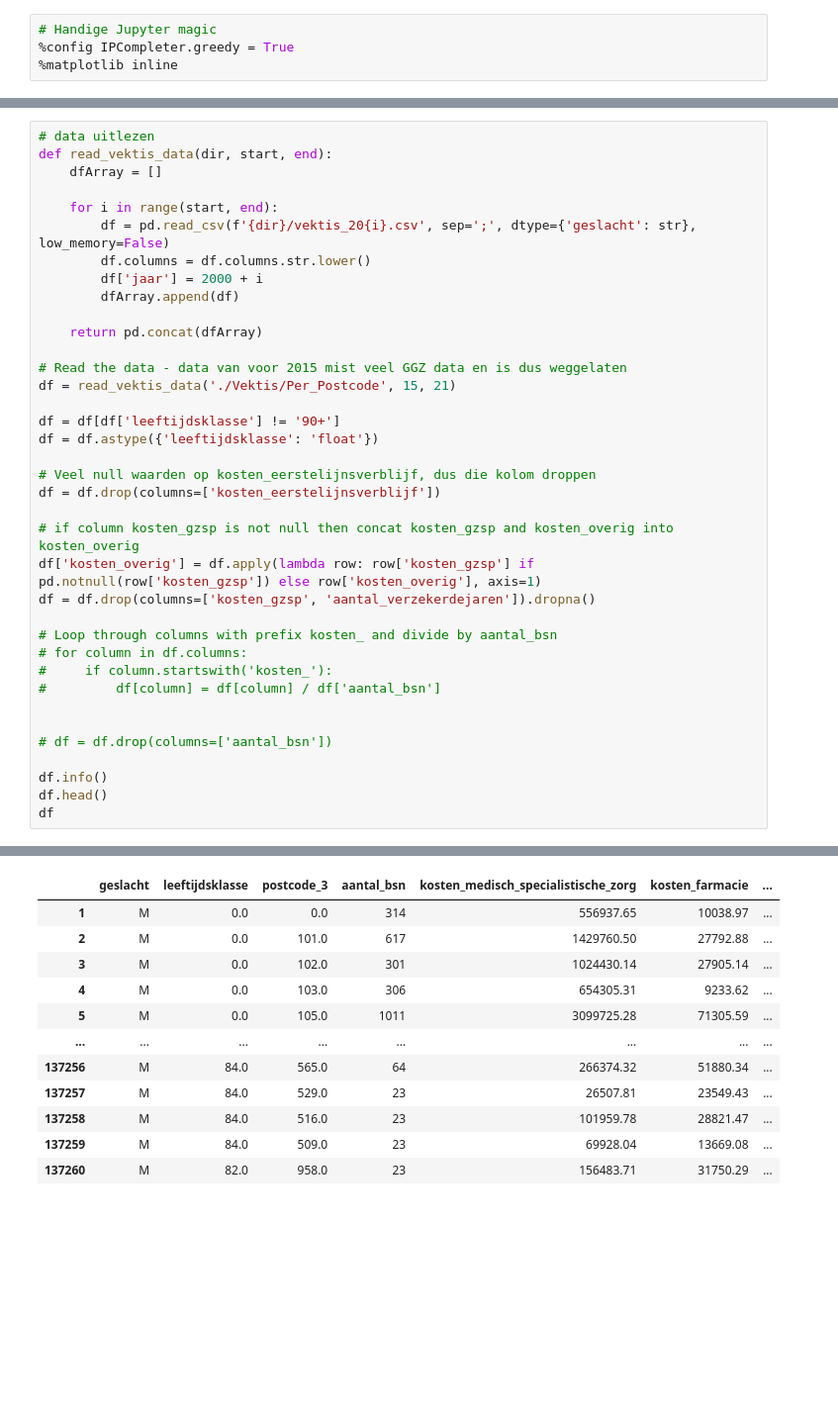
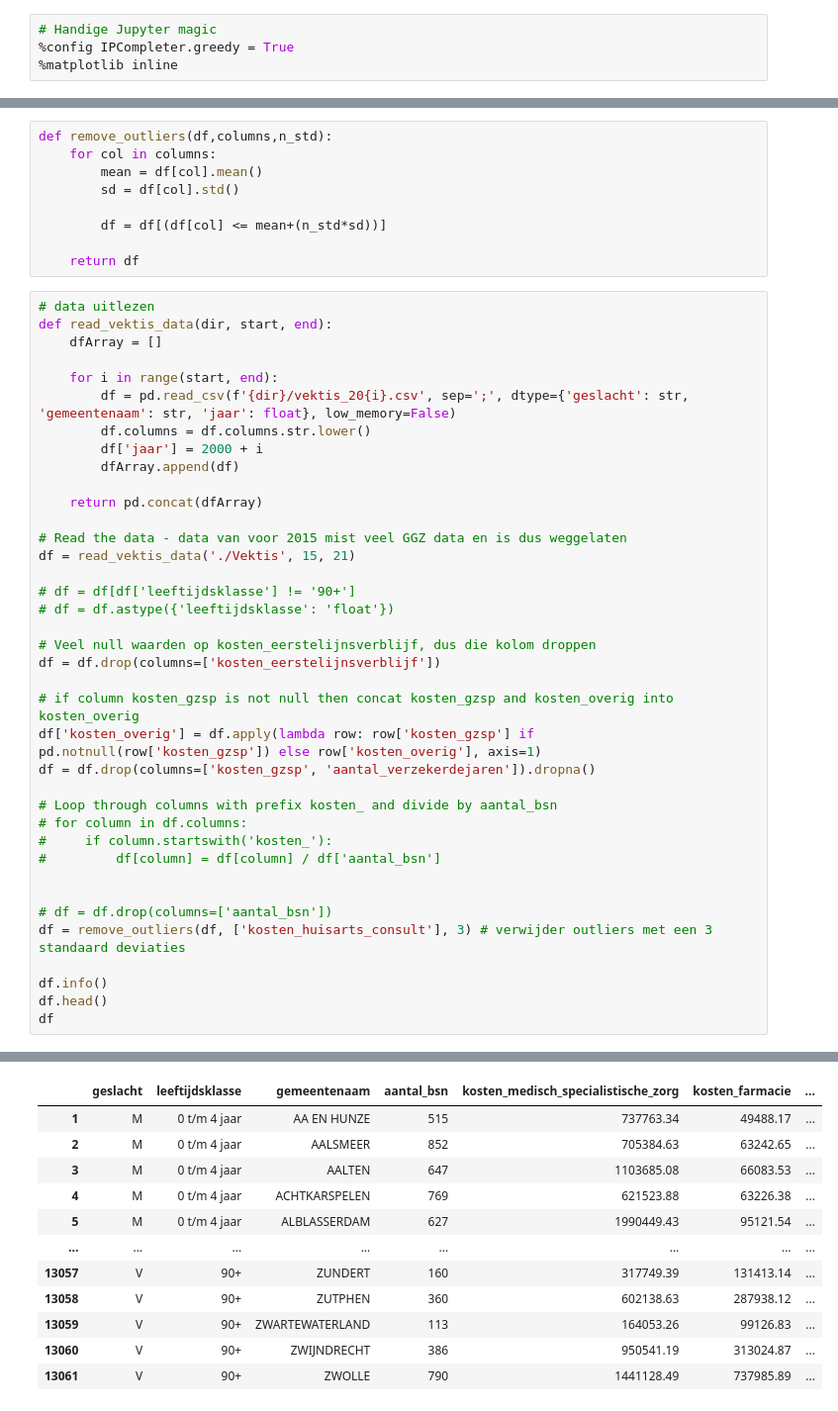
Before and after one commit to venraij/data-science, a Jupyter notebook: ProofOfConcept/Data modeling zonder rivm.ipynb, the cells around one changed output, grey strips where cells are left out. Shown at 99% size. Drawn from its saved outputs; the diff is of its cells as text; blank space fills up the shorter version.

```diff
--- a/ProofOfConcept/Data modeling zonder rivm.ipynb
+++ b/ProofOfConcept/Data modeling zonder rivm.ipynb
@@ -9,10 +12,19 @@ import matplotlib.pyplot as plt
+# %%
+def remove_outliers(df,columns,n_std):
+    for col in columns:
+        mean = df[col].mean()
+        sd = df[col].std()
+
+        df = df[(df[col] <= mean+(n_std*sd))]
+
+    return df
 # %%
 # data uitlezen
 def read_vektis_data(dir, start, end):
     dfArray = []
 
     for i in range(start, end):
-        df = pd.read_csv(f'{dir}/vektis_20{i}.csv', sep=';', dtype={'geslacht': str}, low_memory=False)
+        df = pd.read_csv(f'{dir}/vektis_20{i}.csv', sep=';', dtype={'geslacht': str, 'gemeentenaam': str, 'jaar': float}, low_memory=False)
         df.columns = df.columns.str.lower()
         df['jaar'] = 2000 + i
         dfArray.append(df)
@@ -20,10 +32,10 @@ def read_vektis_data(dir, start, end):
     return pd.concat(dfArray)
 
 # Read the data - data van voor 2015 mist veel GGZ data en is dus weggelaten
-df = read_vektis_data('./Vektis/Per_Postcode', 15, 21)
+df = read_vektis_data('./Vektis', 15, 21)
 
-df = df[df['leeftijdsklasse'] != '90+']
-df = df.astype({'leeftijdsklasse': 'float'})
+# df = df[df['leeftijdsklasse'] != '90+']
+# df = df.astype({'leeftijdsklasse': 'float'})
 
 # Veel null waarden op kosten_eerstelijnsverblijf, dus die kolom droppen
 df = df.drop(columns=['kosten_eerstelijnsverblijf'])
@@ -39,6 +51,7 @@ df = df.drop(columns=['kosten_gzsp', 'aantal_verzekerdejaren']).dropna()
 
 
 # df = df.drop(columns=['aantal_bsn'])
+df = remove_outliers(df, ['kosten_huisarts_consult'], 3) # verwijder outliers met een 3 standaard deviaties
 
 df.info()
 df.head()
@@ -64,12 +77,12 @@ memory usage: 173.7+ MB
-|  | geslacht | leeftijdsklasse | postcode_3 | aantal_bsn | kosten_medisch_specialistische_zorg | kosten_farmacie | ... |
-| 1 | M | 0.0 | 0.0 | 314 | 556937.65 | 10038.97 | ... |
-| 2 | M | 0.0 | 101.0 | 617 | 1429760.50 | 27792.88 | ... |
-| 3 | M | 0.0 | 102.0 | 301 | 1024430.14 | 27905.14 | ... |
-| 4 | M | 0.0 | 103.0 | 306 | 654305.31 | 9233.62 | ... |
-| 5 | M | 0.0 | 105.0 | 1011 | 3099725.28 | 71305.59 | ... |
+|  | geslacht | leeftijdsklasse | gemeentenaam | aantal_bsn | kosten_medisch_specialistische_zorg | kosten_farmacie | ... |
+| 1 | M | 0 t/m 4 jaar | AA EN HUNZE | 515 | 737763.34 | 49488.17 | ... |
+| 2 | M | 0 t/m 4 jaar | AALSMEER | 852 | 705384.63 | 63242.65 | ... |
+| 3 | M | 0 t/m 4 jaar | AALTEN | 647 | 1103685.08 | 66083.53 | ... |
+| 4 | M | 0 t/m 4 jaar | ACHTKARSPELEN | 769 | 621523.88 | 63226.38 | ... |
+| 5 | M | 0 t/m 4 jaar | ALBLASSERDAM | 627 | 1990449.43 | 95121.54 | ... |
 | ... | ... | ... | ... | ... | ... | ... | ... |
-| 137256 | M | 84.0 | 565.0 | 64 | 266374.32 | 51880.34 | ... |
-| 137257 | M | 84.0 | 529.0 | 23 | 26507.81 | 23549.43 | ... |
-| 137258 | M | 84.0 | 516.0 | 23 | 101959.78 | 28821.47 | ... |
-| 137259 | M | 84.0 | 509.0 | 23 | 69928.04 | 13669.08 | ... |
-| 137260 | M | 82.0 | 958.0 | 23 | 156483.71 | 31750.29 | ... |
+| 13057 | V | 90+ | ZUNDERT | 160 | 317749.39 | 131413.14 | ... |
+| 13058 | V | 90+ | ZUTPHEN | 360 | 602138.63 | 287938.12 | ... |
+| 13059 | V | 90+ | ZWARTEWATERLAND | 113 | 164053.26 | 99126.83 | ... |
+| 13060 | V | 90+ | ZWIJNDRECHT | 386 | 950541.19 | 313024.87 | ... |
+| 13061 | V | 90+ | ZWOLLE | 790 | 1441128.49 | 737985.89 | ... |
```
Also changed, not shown: parts of 22 cells of this notebook.
